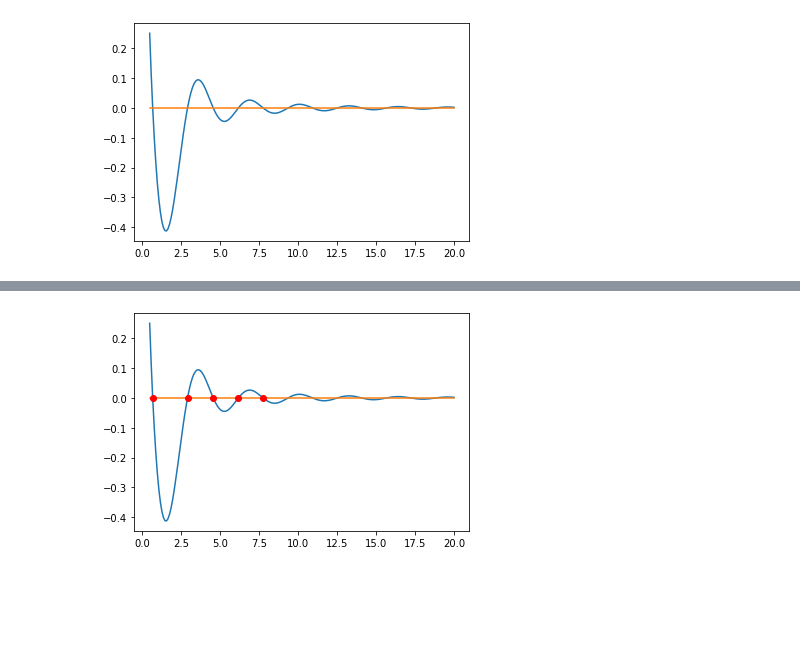
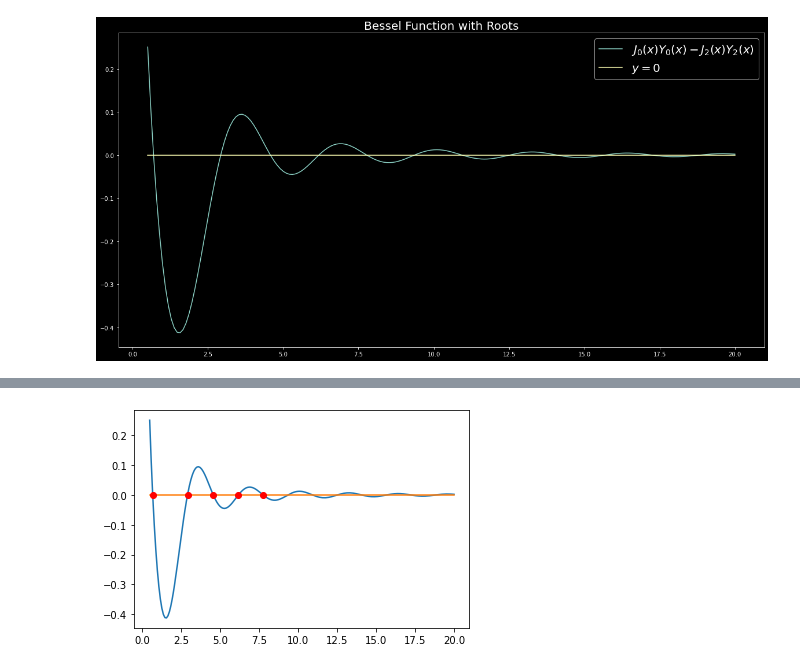
Before and after one commit to gregoryKaiser/cppython, a Jupyter notebook: Homework 3 - Root Finding and Special Functions.ipynb, the cells around one changed output, grey strips where cells are left out. Cells and saved outputs as stored; diff of their text form; code cells hidden in the pictures; blank space fills up the shorter version.

```diff
--- a/Homework 3 - Root Finding and Special Functions.ipynb
+++ b/Homework 3 - Root Finding and Special Functions.ipynb
@@ -3,3 +12,5 @@ import numpy as np
 import matplotlib.pyplot as plt
 import scipy as sp
 from scipy import special
+plt.style.use('dark_background') #Don't judge me
+plt.rcParams['figure.figsize'] = [20, 10]
@@ -40,14 +63,14 @@ plt.legend(["$Y_0$","$Y_1$","$Y_2$"])
 # %%
-def bessel_eqn(x):
-    val = sp.special.jn(2,x)*sp.special.yn(2,x)-sp.special.jn(0,x)*sp.special.yn(0,x)
-    return val
+bessel_eqn = lambda x: sp.special.jn(2,x)*sp.special.yn(2,x)-sp.special.jn(0,x)*sp.special.yn(0,x)
 # %%
 num=200
 bessel_sub_x = np.linspace(0.5,20,num)
 bessel_sub = [0]*num
 for i in range(0,num):
     bessel_sub[i] = bessel_eqn(bessel_sub_x[i])
 plt.plot(bessel_sub_x,bessel_sub);
 plt.plot(bessel_sub_x,[0]*num);
+plt.title("Bessel Function with Roots",fontsize = 20);
+plt.legend(["$J_0(x)Y_0(x) - J_2(x)Y_2(x)$","$y=0$"],fontsize=20);
 # %% [output]
-[figure, old version]
+[figure, new version]
```
Also changed, not shown: parts of 8 cells of this notebook, 1 other file.
